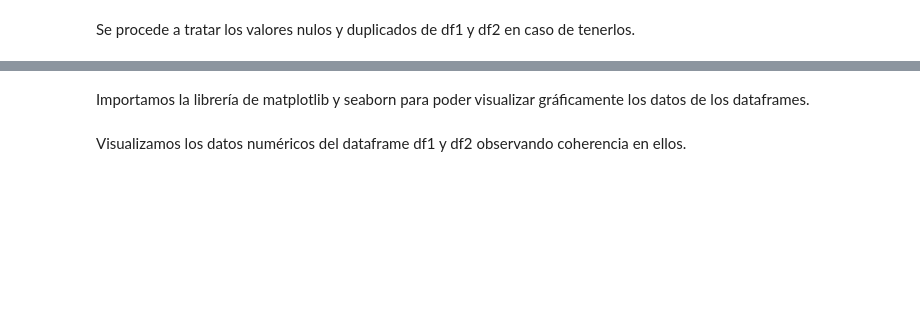
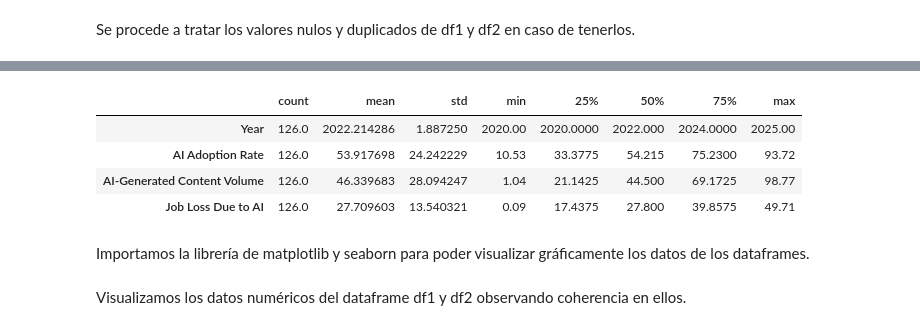
Before and after one commit to inigomurga/analisis-G2, a Jupyter notebook: IA_EDA.ipynb, the cells around one changed output, grey strips where cells are left out. Drawn from its saved outputs; the diff is of its cells as text; code cells hidden in the pictures; blank space fills up the shorter version.

```diff
--- a/IA_EDA.ipynb
+++ b/IA_EDA.ipynb
@@ -126,3 +144,11 @@ df2.drop_duplicates(inplace=True)
+# %%
+df2.describe().T
+# %% [output]
+|  | count | mean | std | min | 25% | 50% | 75% | max |
+| Year | 126.0 | 2022.214286 | 1.887250 | 2020.00 | 2020.0000 | 2022.000 | 2024.0000 | 2025.00 |
+| AI Adoption Rate | 126.0 | 53.917698 | 24.242229 | 10.53 | 33.3775 | 54.215 | 75.2300 | 93.72 |
+| AI-Generated Content Volume | 126.0 | 46.339683 | 28.094247 | 1.04 | 21.1425 | 44.500 | 69.1725 | 98.77 |
+| Job Loss Due to AI | 126.0 | 27.709603 | 13.540321 | 0.09 | 17.4375 | 27.800 | 39.8575 | 49.71 |
 # %% [markdown]
 Importamos la librería de matplotlib y seaborn para poder visualizar gráficamente los datos de los dataframes.
 # %%
```
Also changed, not shown: parts of 22 cells of this notebook.
